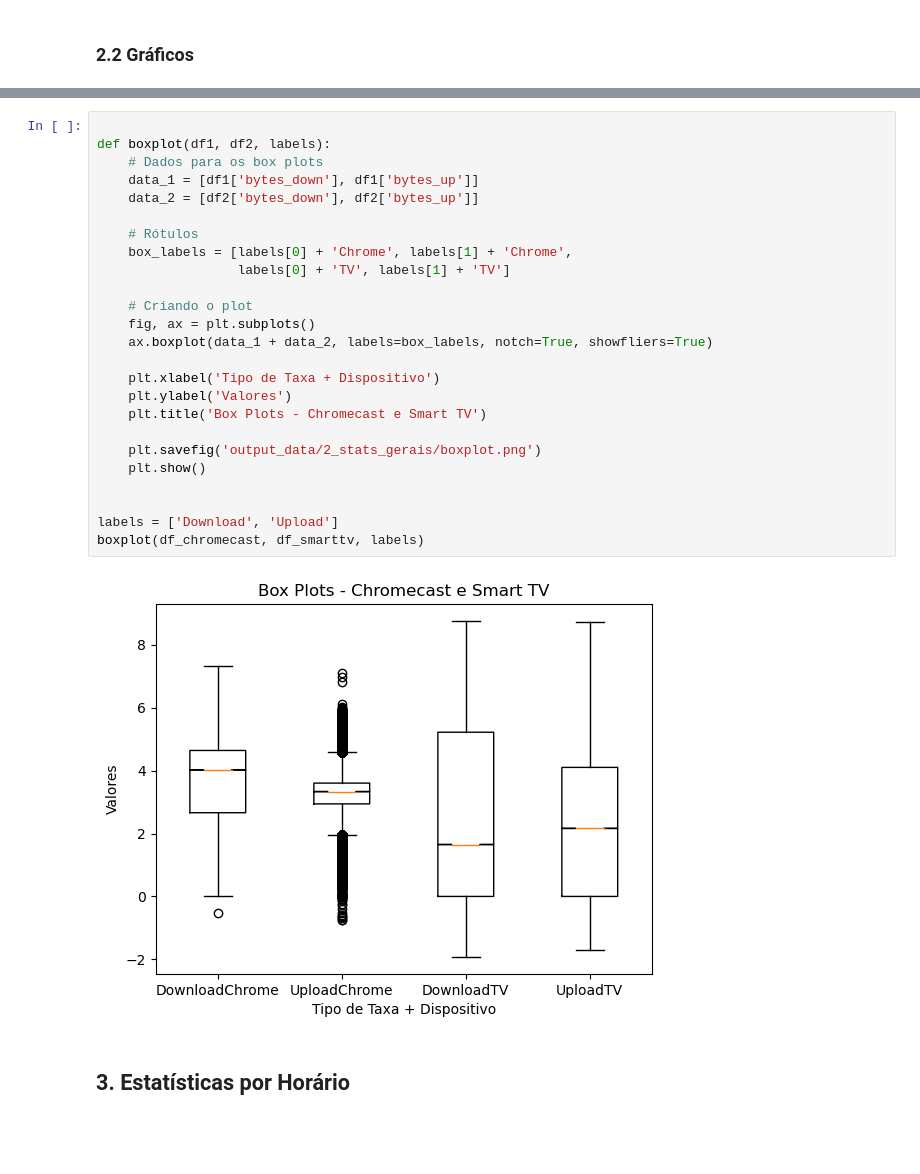
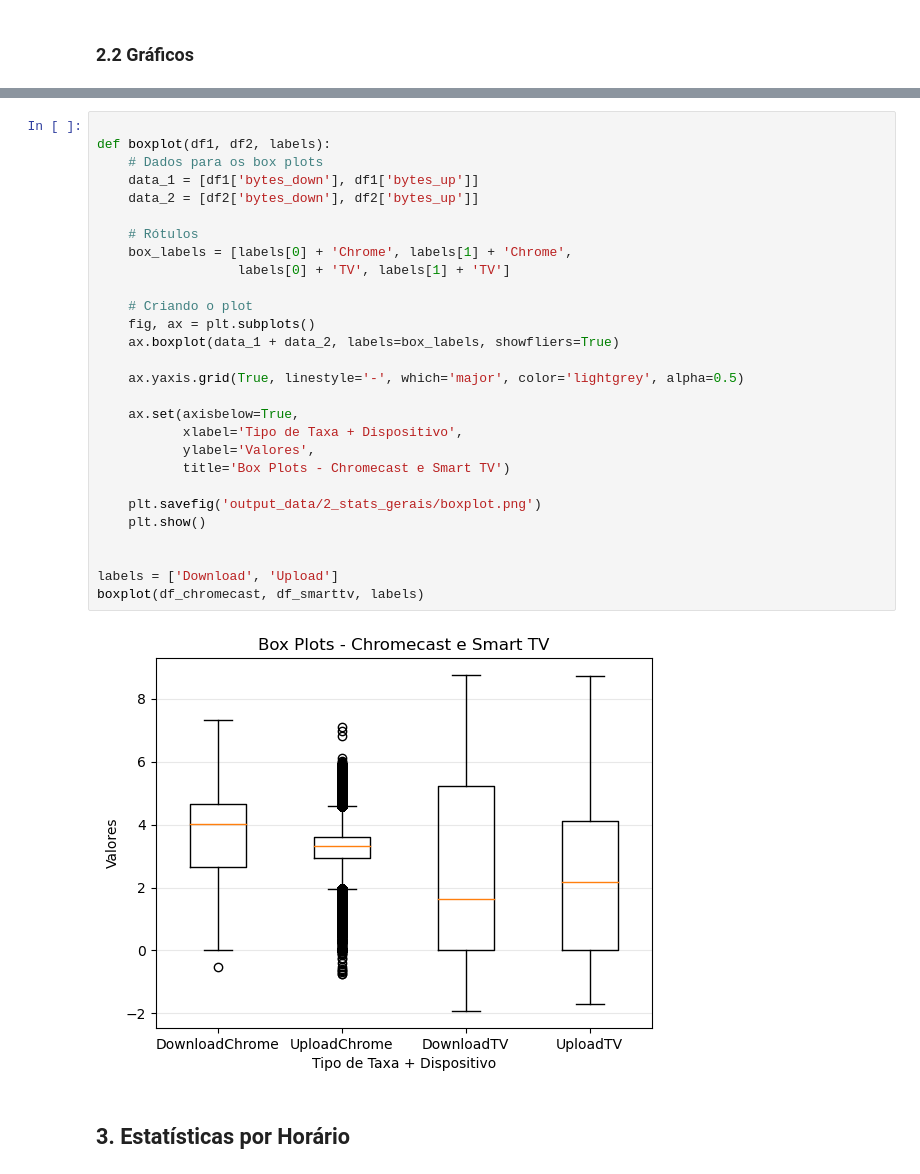
Before and after one commit to carol-santiago/Estat-stica-Projeto-Final, a Jupyter notebook: main.ipynb, the cells around one changed output, grey strips where cells are left out. Cells and saved outputs as stored; diff of their text form; blank space fills up the shorter version.

Commit message:
Parte 3 DONE (boxplots) + fix nos graficos anteriores

```diff
--- a/main.ipynb
+++ b/main.ipynb
@@ -115,30 +104,33 @@ ecdf_plot(df_smarttv['bytes_up'], 'Smart TV', 'Taxa de Upload')
 # %%
 
 def boxplot(df1, df2, labels):
     # Dados para os box plots
     data_1 = [df1['bytes_down'], df1['bytes_up']]
     data_2 = [df2['bytes_down'], df2['bytes_up']]
 
     # Rótulos
     box_labels = [labels[0] + 'Chrome', labels[1] + 'Chrome',
                   labels[0] + 'TV', labels[1] + 'TV']
 
     # Criando o plot
     fig, ax = plt.subplots()
-    ax.boxplot(data_1 + data_2, labels=box_labels, notch=True, showfliers=True)
+    ax.boxplot(data_1 + data_2, labels=box_labels, showfliers=True)
 
-    plt.xlabel('Tipo de Taxa + Dispositivo')
-    plt.ylabel('Valores')
-    plt.title('Box Plots - Chromecast e Smart TV')
+    ax.yaxis.grid(True, linestyle='-', which='major', color='lightgrey', alpha=0.5)
+
+    ax.set(axisbelow=True,
+           xlabel='Tipo de Taxa + Dispositivo',
+           ylabel='Valores',
+           title='Box Plots - Chromecast e Smart TV')
 
     plt.savefig('output_data/2_stats_gerais/boxplot.png')
     plt.show()
 
 
 labels = ['Download', 'Upload']
 boxplot(df_chromecast, df_smarttv, labels)
 # %% [output]
-[figure, old version]
+[figure, new version]
 # %% [markdown]
 ## 3. Estatísticas por Horário
 # %%
```
Also changed, not shown: parts of 10 cells of this notebook, 11 other files.
